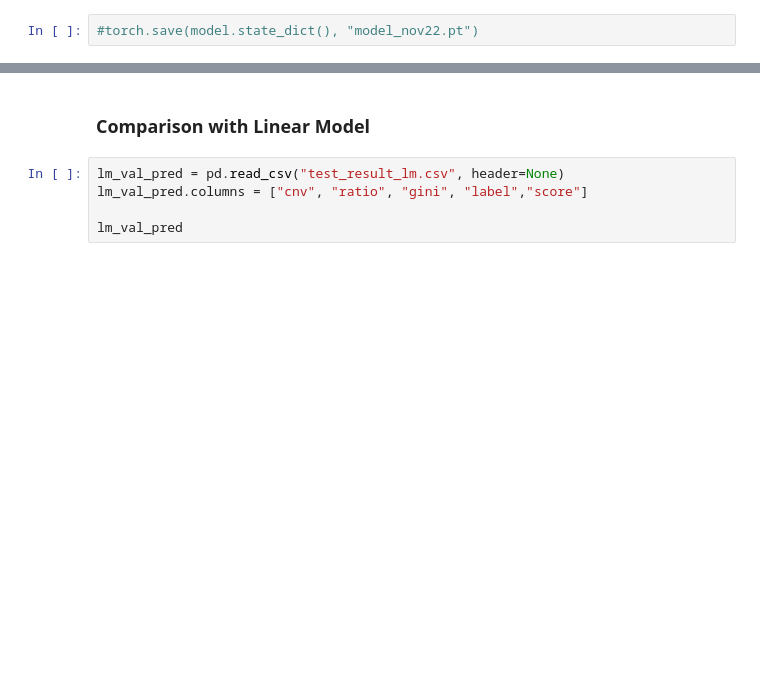
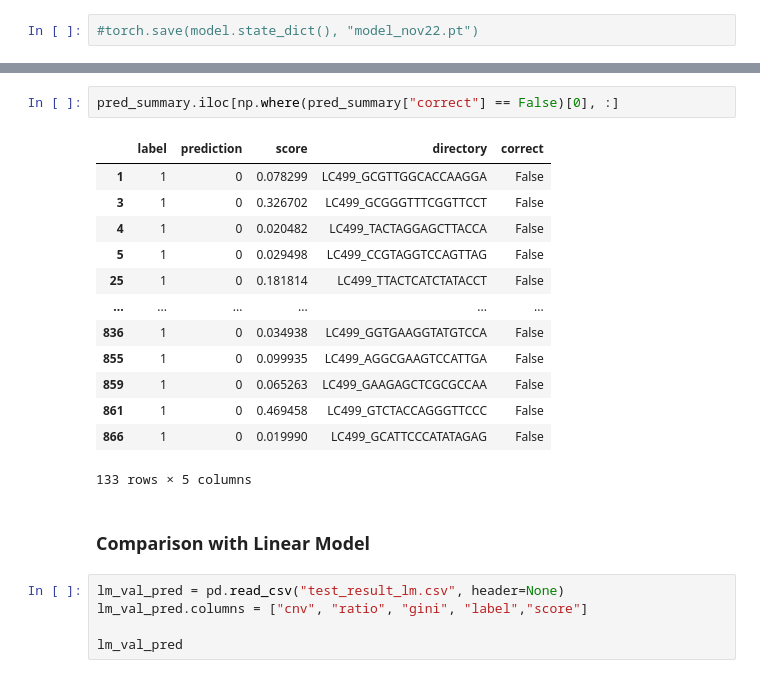
Before and after one commit to Enterprise-D/ecDNAalternative, a Jupyter notebook: model.ipynb, the cells around one changed output, grey strips where cells are left out. Saved outputs shown, nothing was run; the diff lists cells and outputs as text; blank space fills up the shorter version.

```diff
--- a/model.ipynb
+++ b/model.ipynb
@@ -515,3 +530,19 @@ plt.show()
+# %%
+pred_summary.iloc[np.where(pred_summary["correct"] == False)[0], :]
+# %% [output]
+|  | label | prediction | score | directory | correct |
+| 1 | 1 | 0 | 0.078299 | LC499_GCGTTGGCACCAAGGA | False |
+| 3 | 1 | 0 | 0.326702 | LC499_GCGGGTTTCGGTTCCT | False |
+| 4 | 1 | 0 | 0.020482 | LC499_TACTAGGAGCTTACCA | False |
+| 5 | 1 | 0 | 0.029498 | LC499_CCGTAGGTCCAGTTAG | False |
+| 25 | 1 | 0 | 0.181814 | LC499_TTACTCATCTATACCT | False |
+| ... | ... | ... | ... | ... | ... |
+| 836 | 1 | 0 | 0.034938 | LC499_GGTGAAGGTATGTCCA | False |
+| 855 | 1 | 0 | 0.099935 | LC499_AGGCGAAGTCCATTGA | False |
+| 859 | 1 | 0 | 0.065263 | LC499_GAAGAGCTCGCGCCAA | False |
+| 861 | 1 | 0 | 0.469458 | LC499_GTCTACCAGGGTTCCC | False |
+| 866 | 1 | 0 | 0.019990 | LC499_GCATTCCCATATAGAG | False |
+133 rows × 5 columns
 # %% [markdown]
 ### Comparison with Linear Model
 # %%
```
Also changed, not shown: parts of 18 cells of this notebook, 4 other files.
